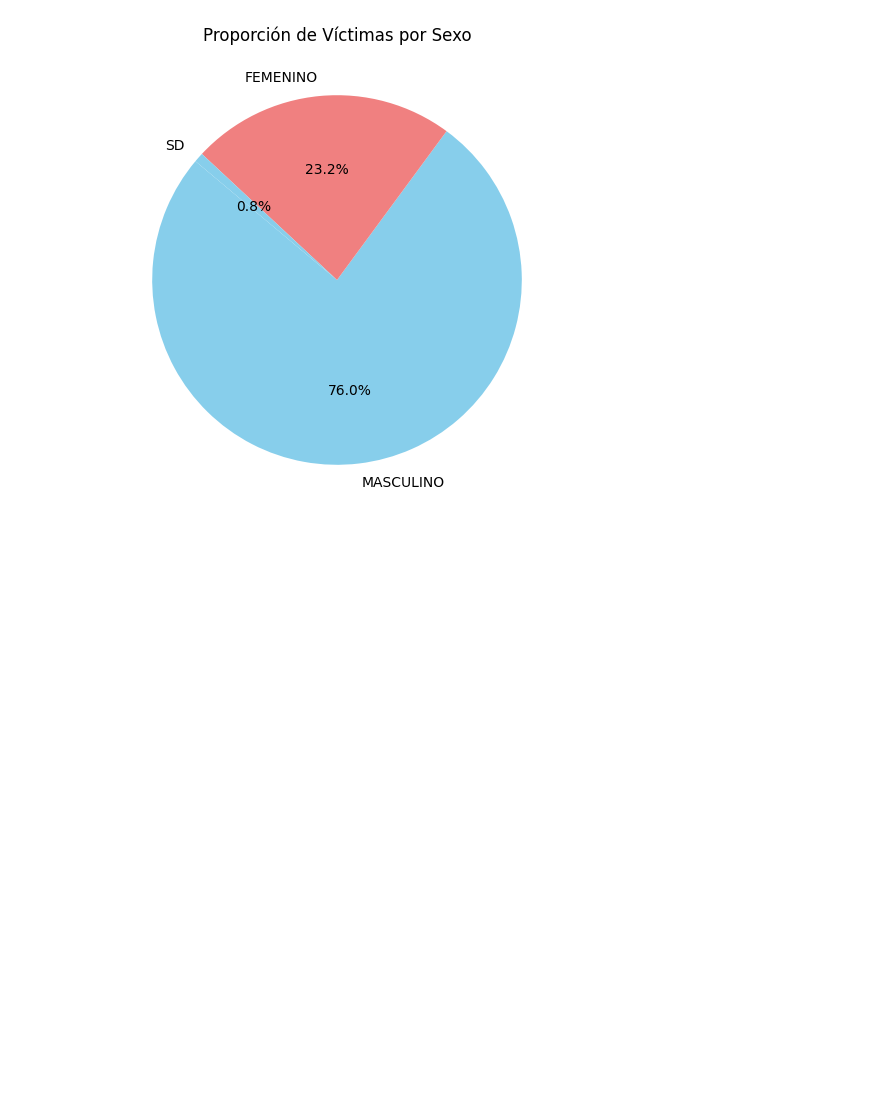
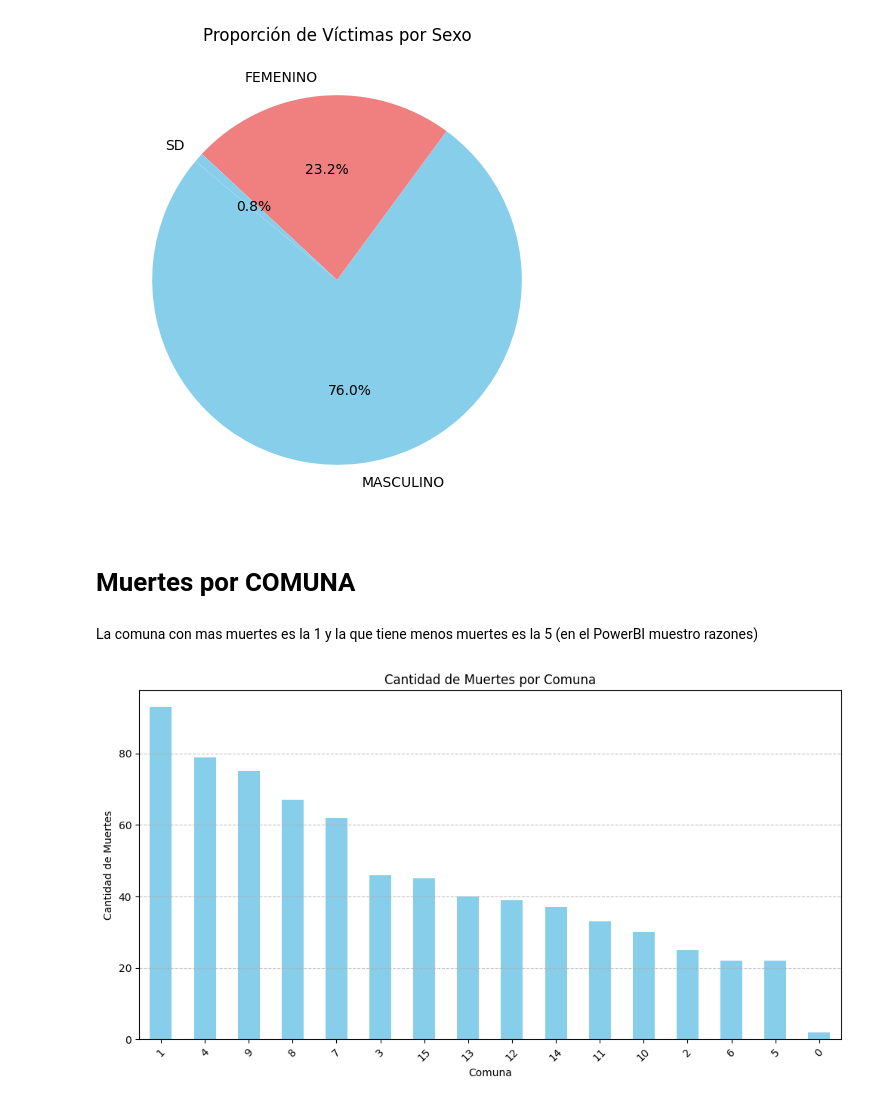
Before and after one commit to AgneseNahuel/PIDA, a Jupyter notebook: EDA.ipynb, the cells around one changed output. Drawn from its saved outputs; the diff is of its cells as text; code cells hidden in the pictures; blank space fills up the shorter version.

```diff
--- a/EDA.ipynb
+++ b/EDA.ipynb
@@ -279,3 +292,20 @@ plt.title("Proporción de Víctimas por Sexo")
 plt.show()
 # %% [output]
 [figure]
+# %% [markdown]
+# Muertes por COMUNA
+# %% [markdown]
+La comuna con mas muertes es la 1 y la que tiene menos muertes es la 5 (en el PowerBI muestro razones)
+# %%
+#Grafico
+
+plt.figure(figsize=(12, 6))
+df['Comuna'].value_counts().plot(kind='bar', color='skyblue')
+plt.xlabel('Comuna')
+plt.ylabel('Cantidad de Muertes')
+plt.title('Cantidad de Muertes por Comuna')
+plt.xticks(rotation=45)
+plt.grid(axis='y', linestyle='--', alpha=0.7)
+plt.show()
+# %% [output]
+[figure, added]
```
Also changed, not shown: parts of 19 cells of this notebook, 2 other files.
